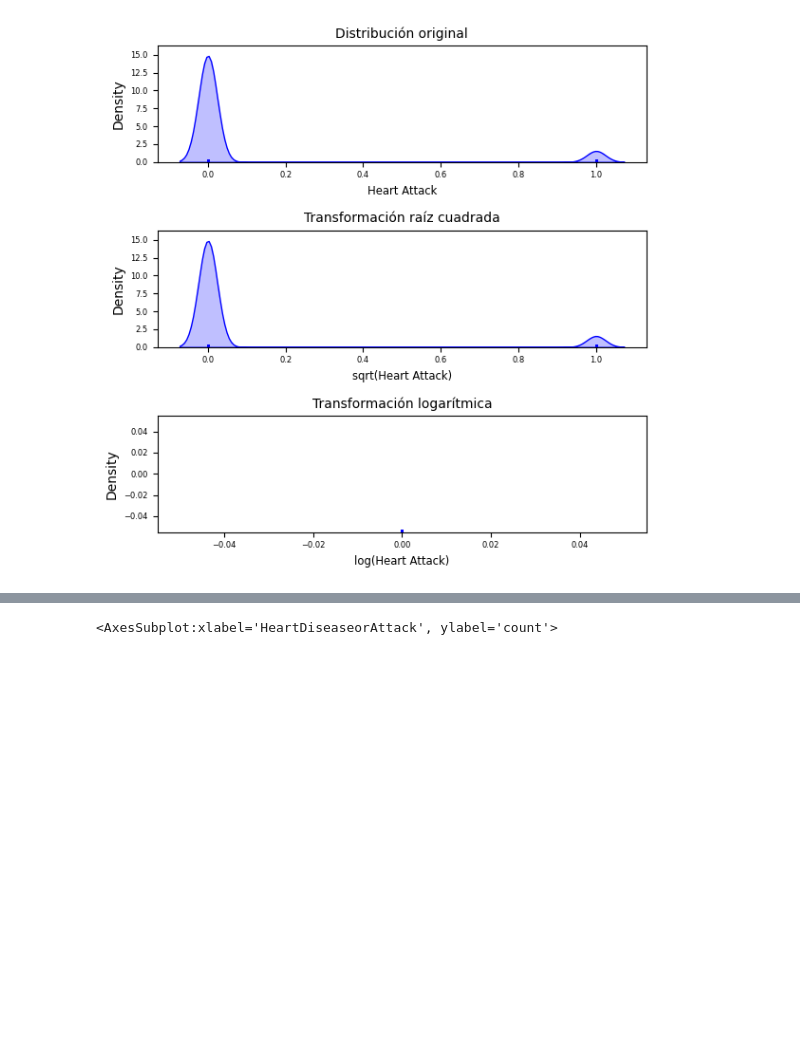
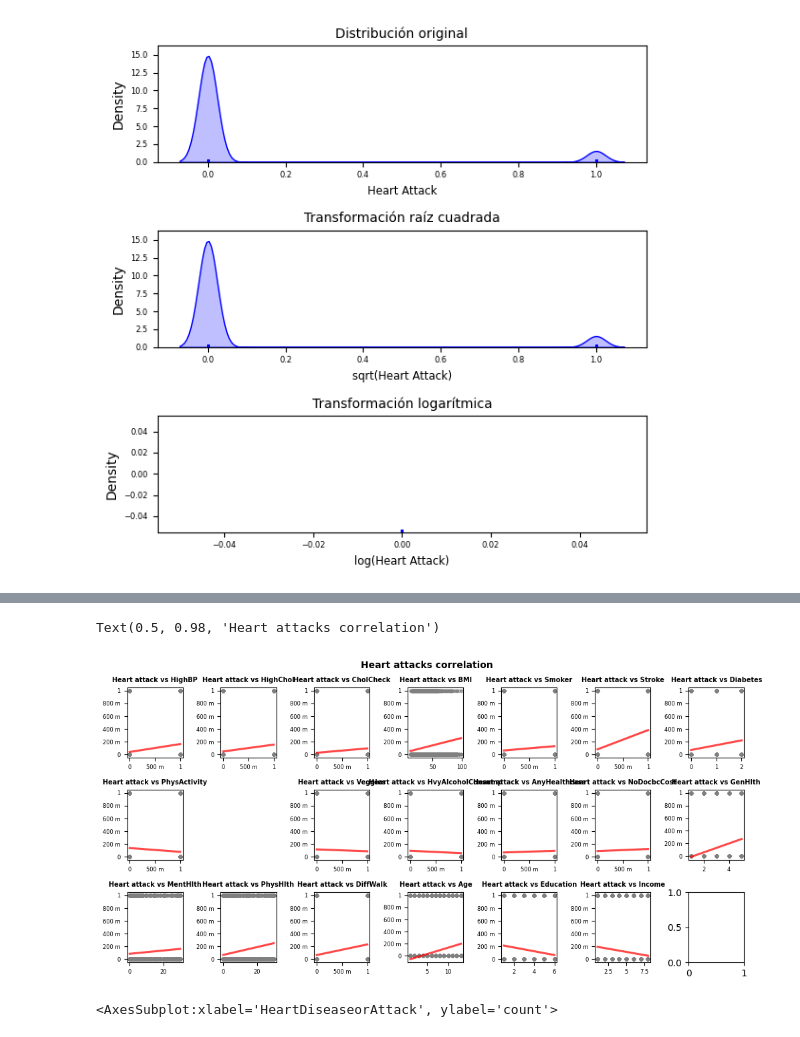
Before and after one commit to wizeline/MLOps_bootcamp_team1_2022, a Jupyter notebook: RaymundoLed/heart_disease.ipynb, the cells around one changed output, grey strips where cells are left out. Cells and saved outputs as stored; diff of their text form; code cells hidden in the pictures; blank space fills up the shorter version.

```diff
--- a/RaymundoLed/heart_disease.ipynb
+++ b/RaymundoLed/heart_disease.ipynb
@@ -137,3 +198,37 @@ fig.tight_layout()
+# %%
+fig, axes = plt.subplots(nrows=3, ncols=7, figsize=(10, 5))
+axes = axes.flat
+columnas_numeric = hearth_data.select_dtypes(include=['float64', 'int']).columns
+columnas_numeric = columnas_numeric.drop('HeartDiseaseorAttack')
+
+for i, colum in enumerate(columnas_numeric):
+    sns.regplot(
+        x           = hearth_data[colum],
+        y           = hearth_data['HeartDiseaseorAttack'],
+        color       = "gray",
+        marker      = '.',
+        scatter_kws = {"alpha":0.4},
+        line_kws    = {"color":"r","alpha":0.7},
+        ax          = axes[i]
+    )
+    axes[i].set_title(f"Heart attack vs {colum}", fontsize = 7, fontweight = "bold")
+    #axes[i].ticklabel_format(style='sci', scilimits=(-4,4), axis='both')
+    axes[i].yaxis.set_major_formatter(ticker.EngFormatter())
+    axes[i].xaxis.set_major_formatter(ticker.EngFormatter())
+    axes[i].tick_params(labelsize = 6)
+    axes[i].set_xlabel("")
+    axes[i].set_ylabel("")
+
+# Se eliminan los axes vacíos
+for i in [8]:
+    fig.delaxes(axes[i])
+
+fig.tight_layout()
+plt.subplots_adjust(top=0.9)
+fig.suptitle('Heart attacks correlation', fontsize = 10, fontweight = "bold")
+# %% [output]
+Text(0.5, 0.98, 'Heart attacks correlation')
+[figure, added]
 # %%
 
 sns.countplot(x=hearth_data['HeartDiseaseorAttack'],hue='Sex', data=hearth_data,)
```
Also changed, not shown: parts of 7 cells of this notebook.
